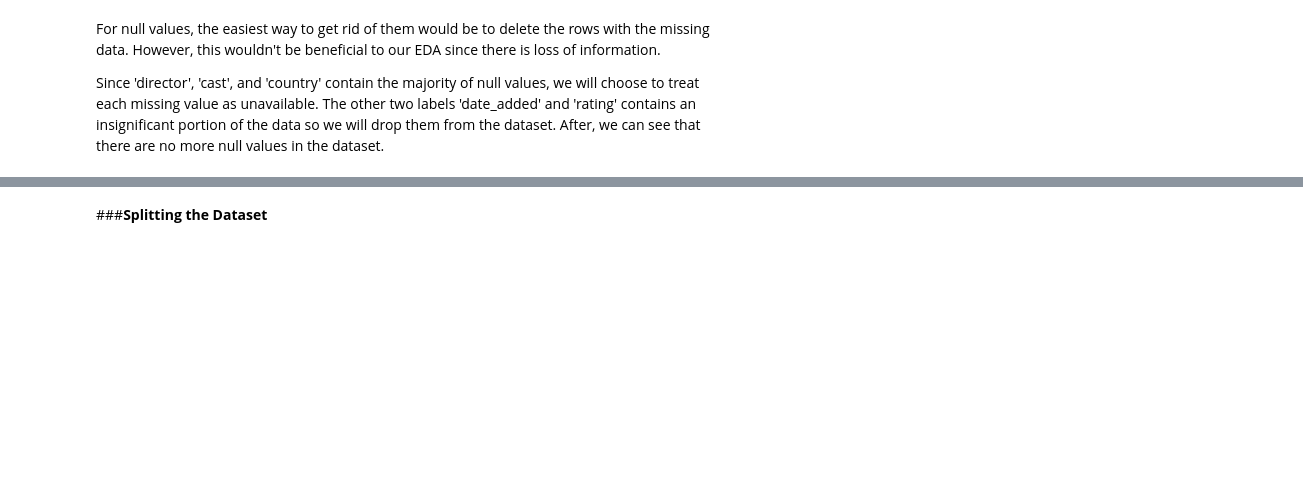
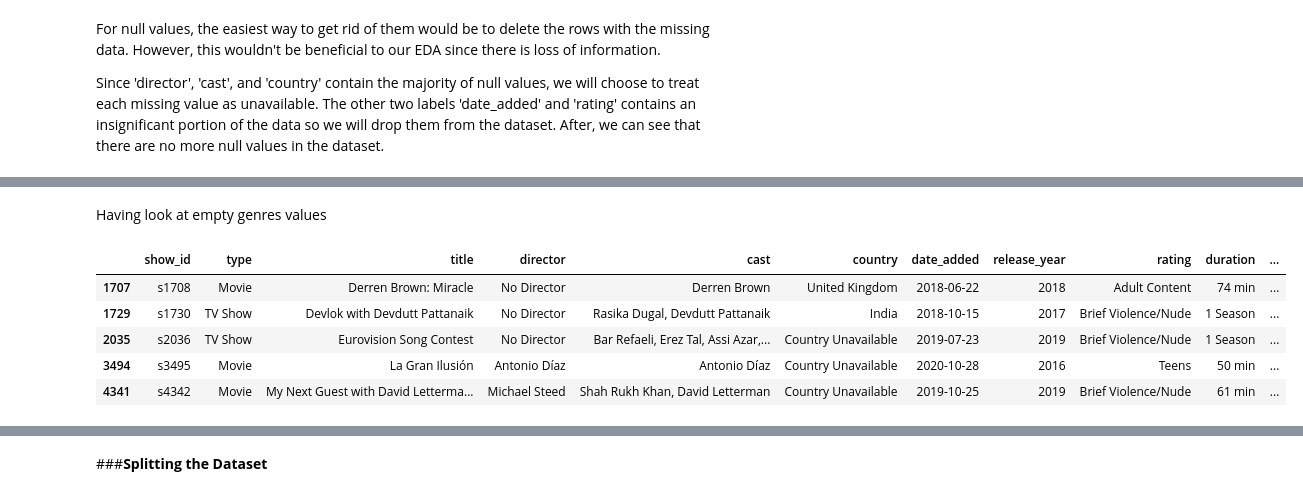
Before and after one commit to Harisha-AlmaBetter/NETFLIX-MOVIES-AND-TV-SHOWS-CLUSTERING, a Jupyter notebook: NETFLIX_MOVIES_AND_TV_SHOWS_CLUSTERING.ipynb, the cells around one changed output, grey strips where cells are left out. Saved outputs shown, nothing was run; the diff lists cells and outputs as text; code cells hidden in the pictures; blank space fills up the shorter version.

```diff
--- a/NETFLIX_MOVIES_AND_TV_SHOWS_CLUSTERING.ipynb
+++ b/NETFLIX_MOVIES_AND_TV_SHOWS_CLUSTERING.ipynb
@@ -299,0 +365,15 @@ Since 'director', 'cast', and 'country' contain the majority of null values, we
+# %%
+nf['rating'] = nf['rating'].replace({'TV-PG':'Brief Violence/Nude',
+                                               'PG': 'Brief Violence/Nude',
+                                               'TV-G':'All Ages',
+                                               'G':'All Ages',
+                                               'TV-14':'Teens',
+                                               'PG-13':'Teens',
+                                               'TV-MA':'Adult Content',
+                                               'R':'Adult Content',
+                                               'NC-17':'Adult Content',
+                                               'TV-Y':'Kids',
+                                               'TV-Y7':'Kids',
+                                               'TV-Y7-FV':'Kids',
+                                               'NR':'Unrated',
+                                               'UR':'Unrated'})
@@ -299,0 +429,11 @@ Since 'director', 'cast', and 'country' contain the majority of null values, we
+# %% [markdown]
+Having look at empty genres values
+# %%
+nf[nf['genres']=='']
+# %% [output]
+|  | show_id | type | title | director | cast | country | date_added | release_year | rating | duration | ... |
+| 1707 | s1708 | Movie | Derren Brown: Miracle | No Director | Derren Brown | United Kingdom | 2018-06-22 | 2018 | Adult Content | 74 min | ... |
+| 1729 | s1730 | TV Show | Devlok with Devdutt Pattanaik | No Director | Rasika Dugal, Devdutt Pattanaik | India | 2018-10-15 | 2017 | Brief Violence/Nude | 1 Season | ... |
+| 2035 | s2036 | TV Show | Eurovision Song Contest | No Director | Bar Refaeli, Erez Tal, Assi Azar,... | Country Unavailable | 2019-07-23 | 2019 | Brief Violence/Nude | 1 Season | ... |
+| 3494 | s3495 | Movie | La Gran Ilusión | Antonio Díaz | Antonio Díaz | Country Unavailable | 2020-10-28 | 2016 | Teens | 50 min | ... |
+| 4341 | s4342 | Movie | My Next Guest with David Letterma... | Michael Steed | Shah Rukh Khan, David Letterman | Country Unavailable | 2019-10-25 | 2019 | Brief Violence/Nude | 61 min | ... |
```
Also changed, not shown: parts of 29 cells of this notebook.
